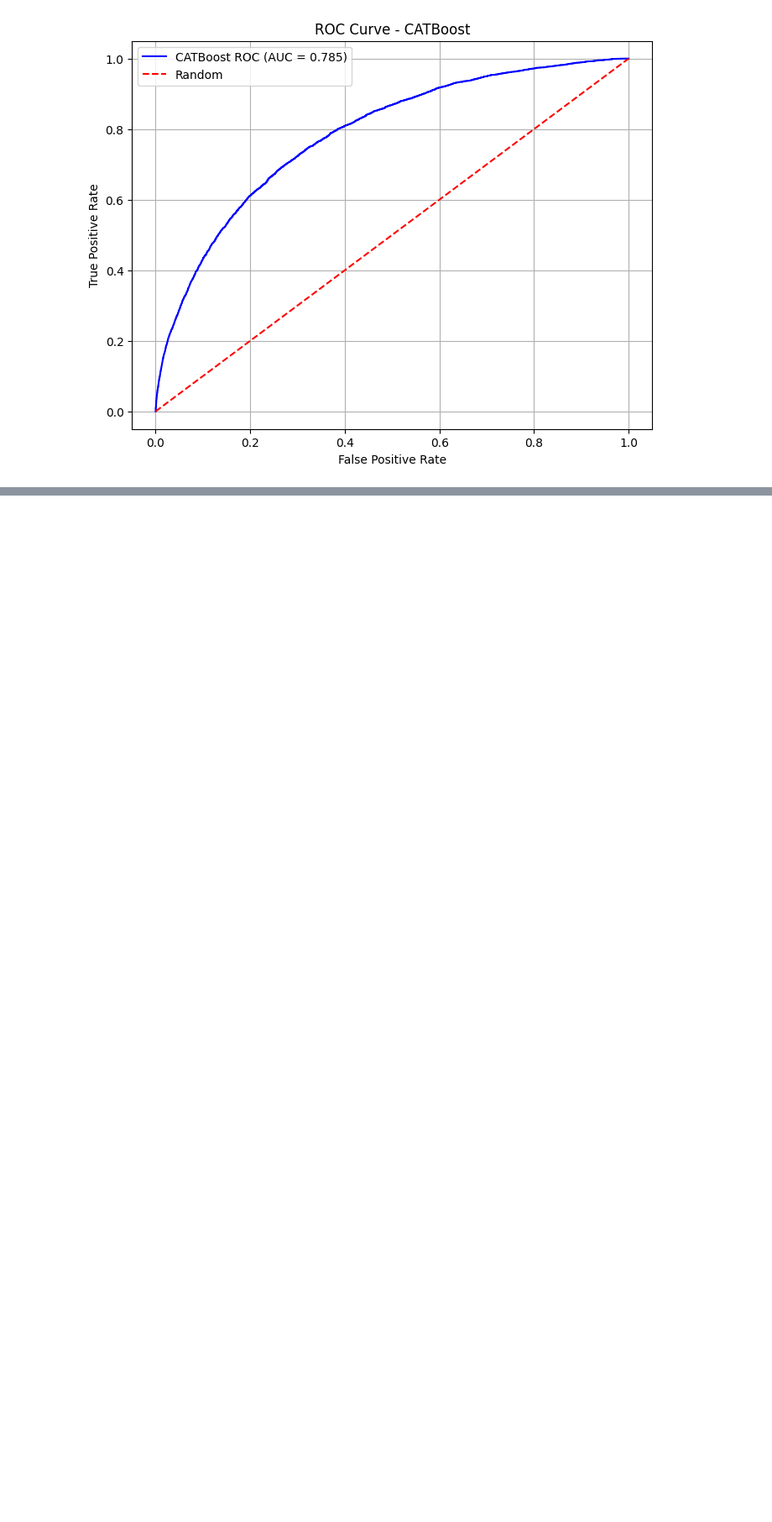
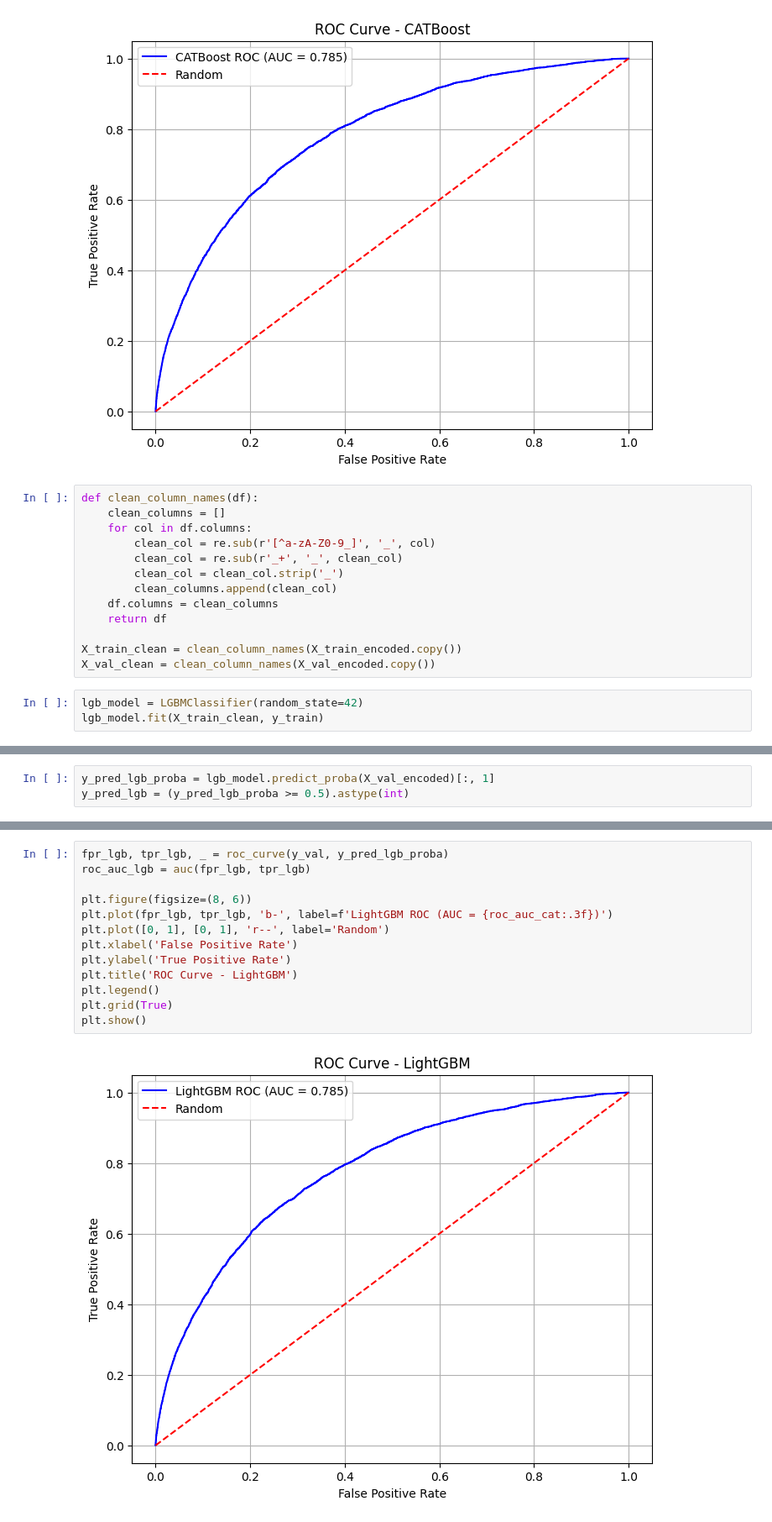
Before and after one commit to malakhovs04/Home-Credit-Default-Risk, a Jupyter notebook: model.ipynb, the cells around one changed output, grey strips where cells are left out. Shown at 84% size. Drawn from its saved outputs; the diff is of its cells as text; blank space fills up the shorter version.

```diff
--- a/model.ipynb
+++ b/model.ipynb
@@ -281,3 +300,19 @@ plt.grid(True)
 plt.show()
 # %% [output]
 [figure]
+# %%
+def clean_column_names(df):
+    clean_columns = []
+    for col in df.columns:
+        clean_col = re.sub(r'[^a-zA-Z0-9_]', '_', col)
+        clean_col = re.sub(r'_+', '_', clean_col)
+        clean_col = clean_col.strip('_')
+        clean_columns.append(clean_col)
+    df.columns = clean_columns
+    return df
+
+X_train_clean = clean_column_names(X_train_encoded.copy())
+X_val_clean = clean_column_names(X_val_encoded.copy())
+# %%
+lgb_model = LGBMClassifier(random_state=42)
+lgb_model.fit(X_train_clean, y_train)
@@ -283,0 +321,3 @@ plt.show()
+# %%
+y_pred_lgb_proba = lgb_model.predict_proba(X_val_encoded)[:, 1]
+y_pred_lgb = (y_pred_lgb_proba >= 0.5).astype(int)
@@ -283,0 +342,15 @@ plt.show()
+# %%
+fpr_lgb, tpr_lgb, _ = roc_curve(y_val, y_pred_lgb_proba)
+roc_auc_lgb = auc(fpr_lgb, tpr_lgb)
+
+plt.figure(figsize=(8, 6))
+plt.plot(fpr_lgb, tpr_lgb, 'b-', label=f'LightGBM ROC (AUC = {roc_auc_cat:.3f})')
+plt.plot([0, 1], [0, 1], 'r--', label='Random')
+plt.xlabel('False Positive Rate')
+plt.ylabel('True Positive Rate')
+plt.title('ROC Curve - LightGBM')
+plt.legend()
+plt.grid(True)
+plt.show()
+# %% [output]
+[figure, added]
```
Also changed, not shown: parts of 28 cells of this notebook.
